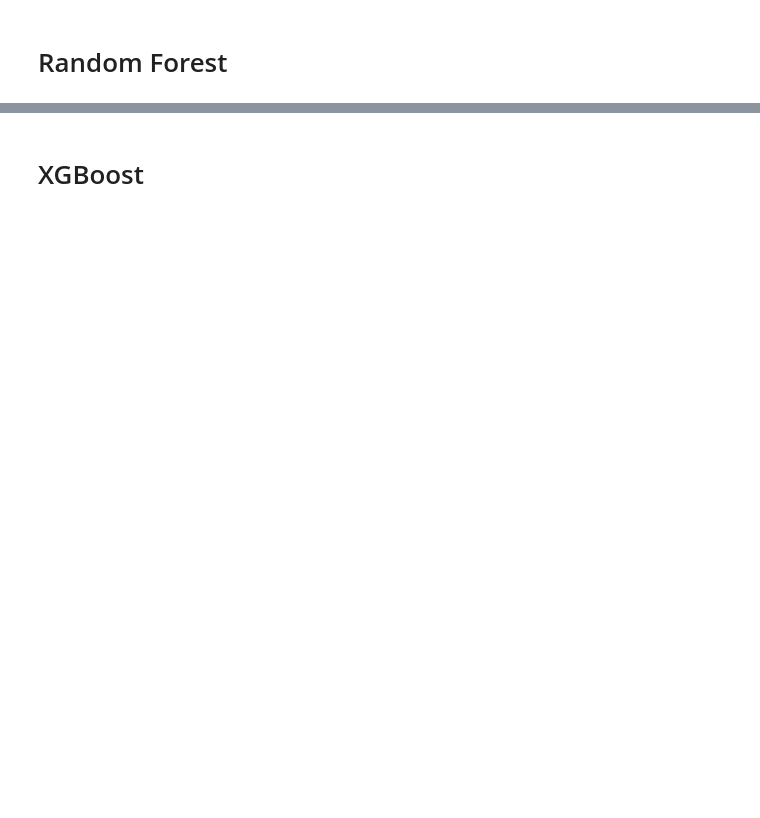
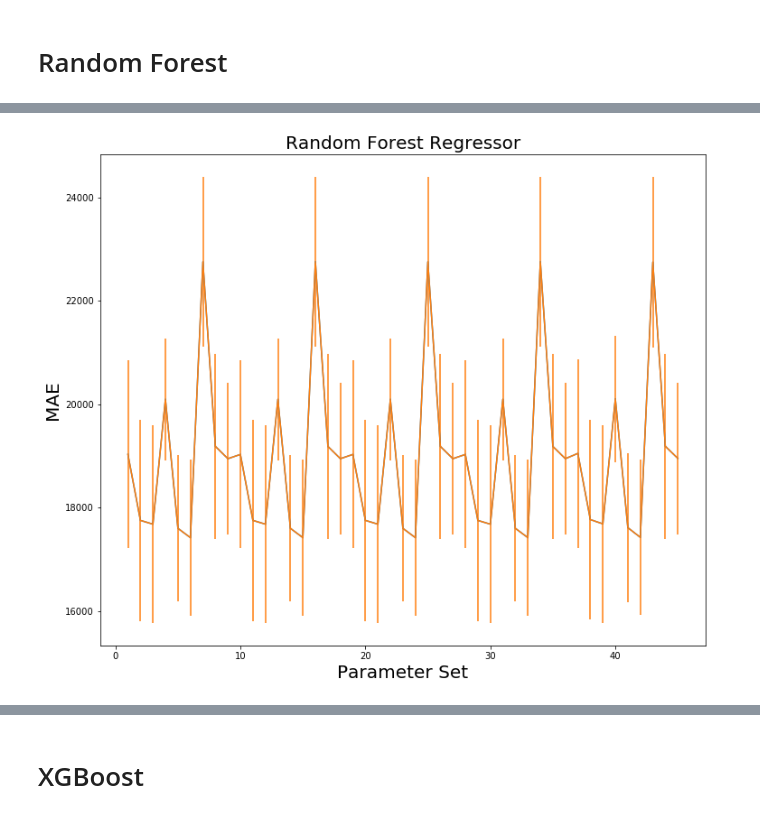
Before and after one commit to rahimrasool/housing_price, a Jupyter notebook: notebooks/Tree_SVR_Ensemble_models.ipynb, the cells around one changed output, grey strips where cells are left out. Cells and saved outputs as stored; diff of their text form; code cells hidden in the pictures; blank space fills up the shorter version.

```diff
--- a/notebooks/Tree_SVR_Ensemble_models.ipynb
+++ b/notebooks/Tree_SVR_Ensemble_models.ipynb
@@ -65,0 +114,9 @@ plt.show()
+# %%
+# Test set valuation
+svr_best = Pipeline(steps=[('scaler', StandardScaler()), ('svr', SVR(C = 1, kernel = 'linear'))])
+print('Best SVR parameters: ', svr_model.best_params_)
+
+svr_best.fit(X, y)
+y_pred = svr_best.predict(X_test)
+
+print("MAE :", mean_absolute_error(y_test, y_pred))
@@ -67,13 +127,13 @@ plt.show()
 # Random Forest
 # %%
 from sklearn.ensemble import RandomForestRegressor
-
 rf = RandomForestRegressor(n_jobs=-1, random_state=0, criterion = 'mae')
 
-param_grid = {'ccp_alpha': [0.001, 0.01, 0.1, 1, 10],
-             'n_estimators':[10, 100, 500],
-             'max_features': ('auto', 'sqrt', 'log2')
-             }
+param_grid = {
+    'ccp_alpha': [0.001, 0.01, 0.1, 1, 10],
+    'n_estimators':[10, 100, 500],
+    'max_features': ('auto', 'sqrt', 'log2')
+}
 
-rf_model = GridSearchCV(rf, param_grid, cv = 10, scoring = 'neg_mean_absolute_error')
+rf_model = GridSearchCV(rf, param_grid, cv = 5, scoring = 'neg_mean_absolute_error', verbose=4)
 rf_model.fit(X, y)
@@ -80,13 +165,15 @@ rf_model.fit(X, y)
 # %%
 iterations = 45
 #Calling the vector_values function created to calculate mean and std vectors
-mean_vec, std_vec = compute_vectors(svr_model, iterations)
+mean_vec, std_vec = compute_vectors(rf_model, iterations)
 
 plt.figure(figsize=(12,10))
 plt.title('Random Forest Regressor', fontsize= 20)
 plt.plot((np.arange(iterations)+1), mean_vec)
 plt.errorbar((np.arange(iterations)+1), mean_vec, yerr = std_vec)
 plt.ylabel("MAE", fontsize= 20)
 plt.xlabel("Parameter Set", fontsize= 20)
 #plt.ylim(14000, 40000)
 plt.show()
+# %% [output]
+[figure, added]
```
Also changed, not shown: parts of 50 cells of this notebook, 2 other files.
